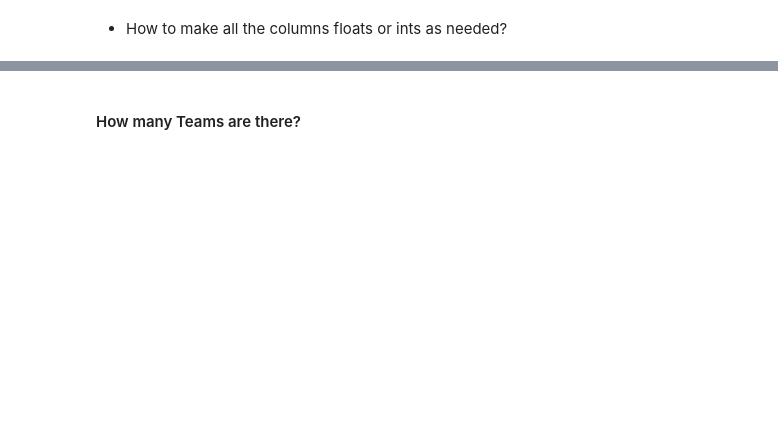
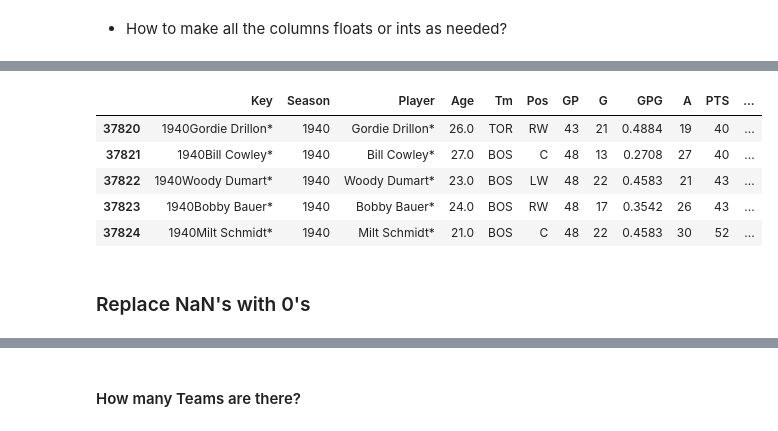
Before and after one commit to deez79/GA_Python_FinalProject, a Jupyter notebook: nhl_player_stats_project.ipynb, the cells around one changed output, grey strips where cells are left out. Cells and saved outputs as stored; diff of their text form; code cells hidden in the pictures; blank space fills up the shorter version.

```diff
--- a/nhl_player_stats_project.ipynb
+++ b/nhl_player_stats_project.ipynb
@@ -204,3 +207,15 @@ players.head()
+# %%
+### --- lets look at the bottom of the data --- ###
+players.tail()
+# %% [output]
+|  | Key | Season | Player | Age | Tm | Pos | GP | G | GPG | A | PTS | ... |
+| 37820 | 1940Gordie Drillon* | 1940 | Gordie Drillon* | 26.0 | TOR | RW | 43 | 21 | 0.4884 | 19 | 40 | ... |
+| 37821 | 1940Bill Cowley* | 1940 | Bill Cowley* | 27.0 | BOS | C | 48 | 13 | 0.2708 | 27 | 40 | ... |
+| 37822 | 1940Woody Dumart* | 1940 | Woody Dumart* | 23.0 | BOS | LW | 48 | 22 | 0.4583 | 21 | 43 | ... |
+| 37823 | 1940Bobby Bauer* | 1940 | Bobby Bauer* | 24.0 | BOS | RW | 48 | 17 | 0.3542 | 26 | 43 | ... |
+| 37824 | 1940Milt Schmidt* | 1940 | Milt Schmidt* | 21.0 | BOS | C | 48 | 22 | 0.4583 | 30 | 52 | ... |
+# %% [markdown]
+### Replace NaN's with 0's
 # %%
 ### ---  Replace NA's with 0's --- ###
 players = players.fillna(0)
```
Also changed, not shown: parts of 43 cells of this notebook.
